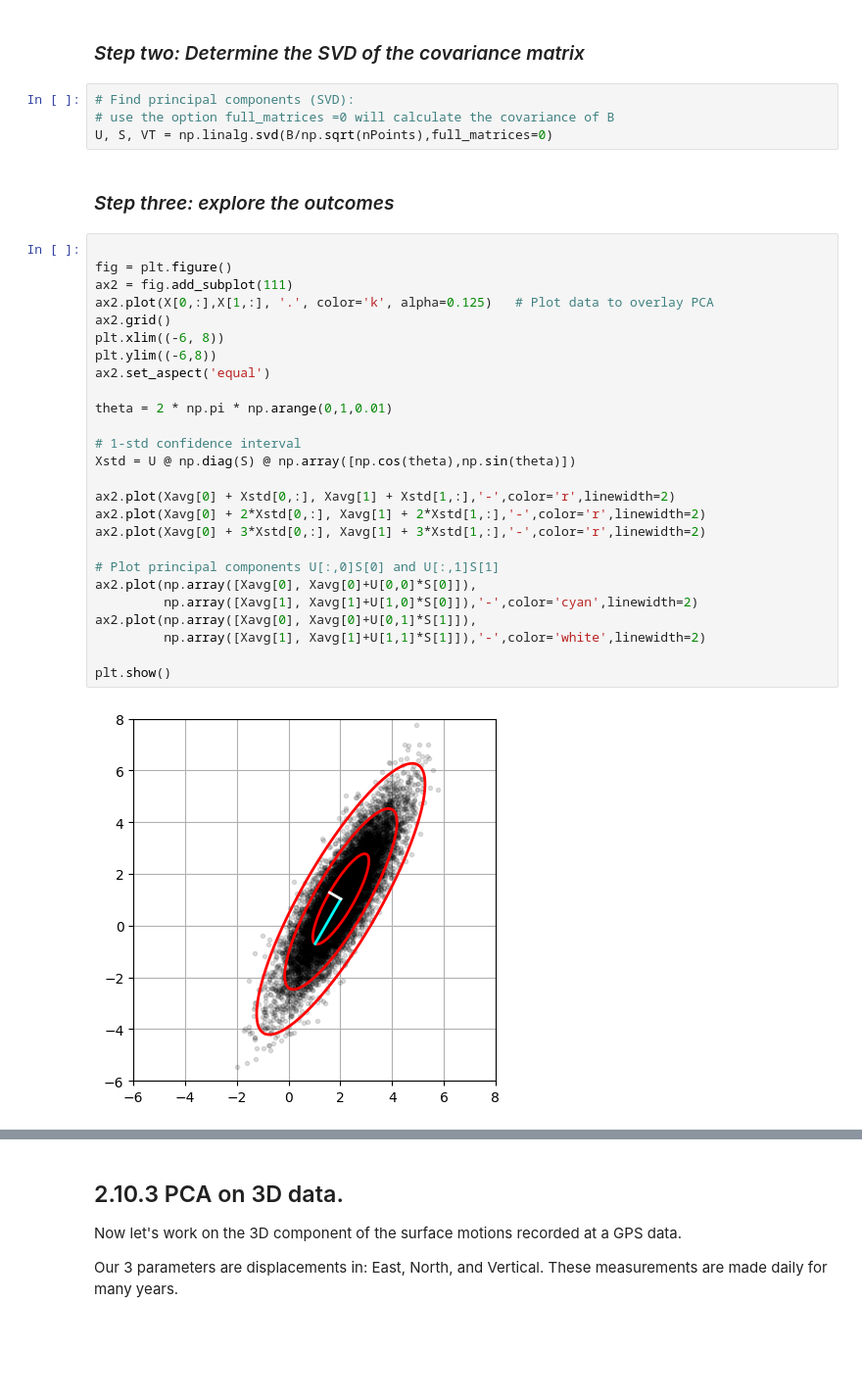
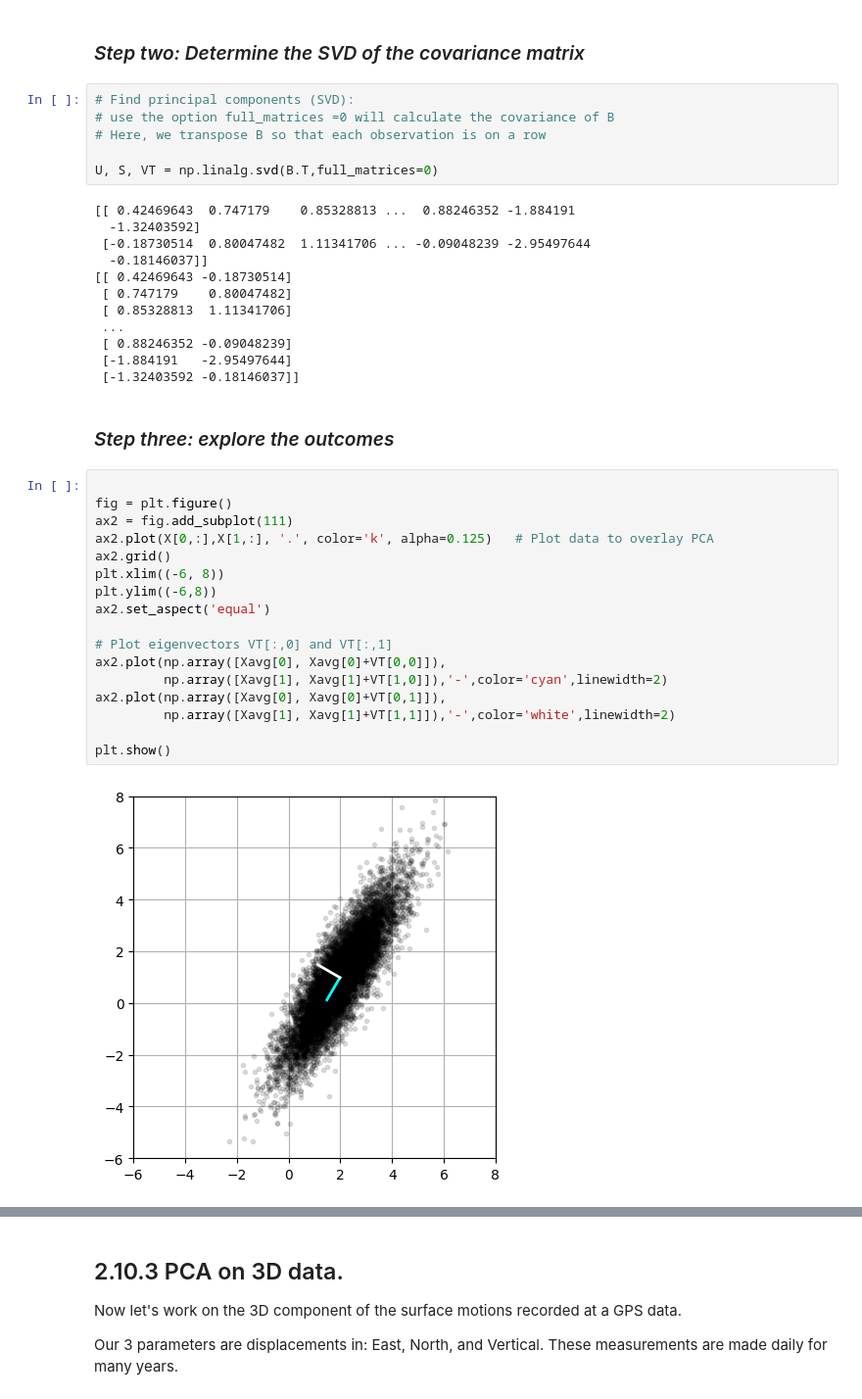
Before and after one commit to geo-smart/mlgeo, a Jupyter notebook: book/Chapter2-DataManipulation/2.10_dimensionality_reduction.ipynb, the cells around one changed output, grey strips where cells are left out. Shown at 98% size. Cells and saved outputs as stored; diff of their text form; blank space fills up the shorter version.

```diff
--- a/book/Chapter2-DataManipulation/2.10_dimensionality_reduction.ipynb
+++ b/book/Chapter2-DataManipulation/2.10_dimensionality_reduction.ipynb
@@ -243,34 +244,39 @@ B = X - np.tile(Xavg,(nPoints,1)).T       # Mean-subtracted data
 # %%
 # Find principal components (SVD):
 # use the option full_matrices =0 will calculate the covariance of B
-U, S, VT = np.linalg.svd(B/np.sqrt(nPoints),full_matrices=0)
+# Here, we transpose B so that each observation is on a row
+
+U, S, VT = np.linalg.svd(B.T,full_matrices=0)
+# %% [output]
+[[ 0.42469643  0.747179    0.85328813 ...  0.88246352 -1.884191
+  -1.32403592]
+ [-0.18730514  0.80047482  1.11341706 ... -0.09048239 -2.95497644
+  -0.18146037]]
+[[ 0.42469643 -0.18730514]
+ [ 0.747179    0.80047482]
+ [ 0.85328813  1.11341706]
+ ...
+ [ 0.88246352 -0.09048239]
+ [-1.884191   -2.95497644]
+ [-1.32403592 -0.18146037]]
 # %% [markdown]
 ### *Step three: explore the outcomes*
 # %%
 
 fig = plt.figure()
 ax2 = fig.add_subplot(111)
 ax2.plot(X[0,:],X[1,:], '.', color='k', alpha=0.125)   # Plot data to overlay PCA
 ax2.grid()
 plt.xlim((-6, 8))
 plt.ylim((-6,8))
 ax2.set_aspect('equal')
 
-theta = 2 * np.pi * np.arange(0,1,0.01)
-
-# 1-std confidence interval
-Xstd = U @ np.diag(S) @ np.array([np.cos(theta),np.sin(theta)])
-
-ax2.plot(Xavg[0] + Xstd[0,:], Xavg[1] + Xstd[1,:],'-',color='r',linewidth=2)
-ax2.plot(Xavg[0] + 2*Xstd[0,:], Xavg[1] + 2*Xstd[1,:],'-',color='r',linewidth=2)
-ax2.plot(Xavg[0] + 3*Xstd[0,:], Xavg[1] + 3*Xstd[1,:],'-',color='r',linewidth=2)
-
-# Plot principal components U[:,0]S[0] and U[:,1]S[1]
-ax2.plot(np.array([Xavg[0], Xavg[0]+U[0,0]*S[0]]),
-         np.array([Xavg[1], Xavg[1]+U[1,0]*S[0]]),'-',color='cyan',linewidth=2)
-ax2.plot(np.array([Xavg[0], Xavg[0]+U[0,1]*S[1]]),
-         np.array([Xavg[1], Xavg[1]+U[1,1]*S[1]]),'-',color='white',linewidth=2)
+# Plot eigenvectors VT[:,0] and VT[:,1]
+ax2.plot(np.array([Xavg[0], Xavg[0]+VT[0,0]]),
+         np.array([Xavg[1], Xavg[1]+VT[1,0]]),'-',color='cyan',linewidth=2)
+ax2.plot(np.array([Xavg[0], Xavg[0]+VT[0,1]]),
+         np.array([Xavg[1], Xavg[1]+VT[1,1]]),'-',color='white',linewidth=2)
 
 plt.show()
 # %% [output]
-[figure, old version]
+[figure, new version]
```
Also changed, not shown: parts of 14 cells of this notebook, 2 other files.
